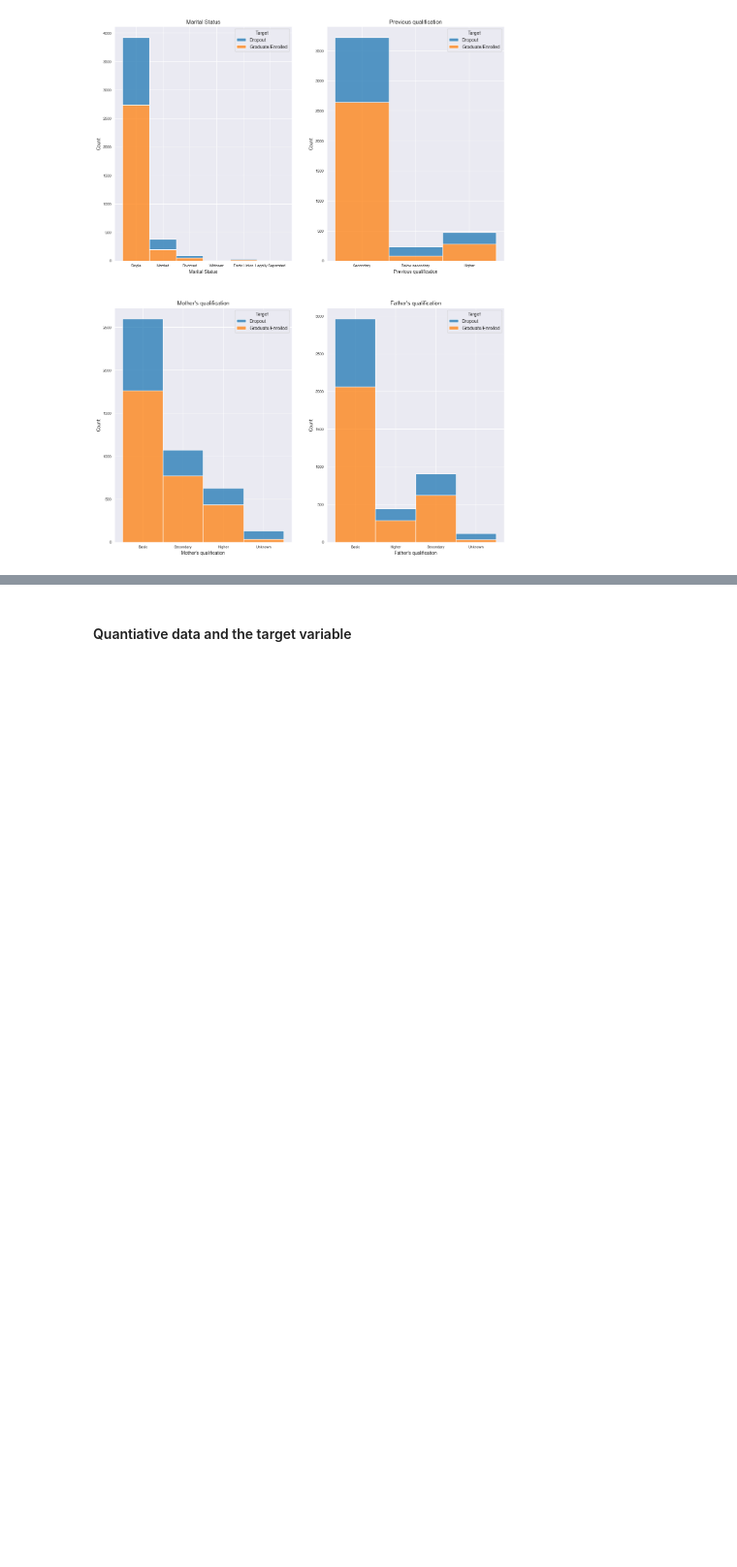
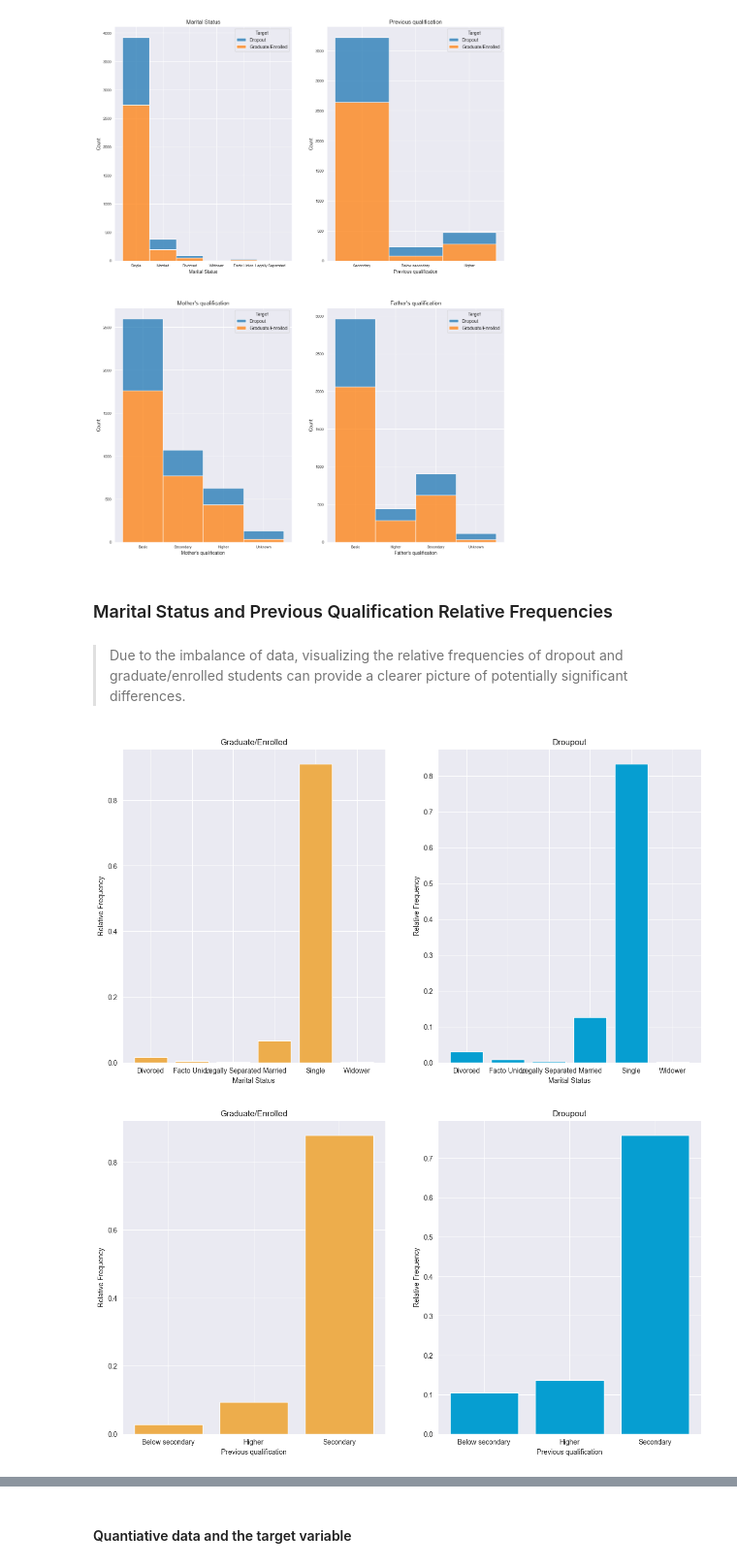
Before and after one commit to mnmay2020/MATH189_Project, a Jupyter notebook: Leena_EDA.ipynb, the cells around one changed output, grey strips where cells are left out. Shown: that part at 97% size. Saved outputs shown, nothing was run; the diff lists cells and outputs as text; code cells hidden in the pictures; blank space fills up the shorter version.

```diff
--- a/Leena_EDA.ipynb
+++ b/Leena_EDA.ipynb
@@ -100,11 +100,11 @@ def get_gender(val):
     else:
         return 'Female'
 
-df1 = df1.assign(isDisplaced = df1.get('Displaced') == 1)
-df1 = df1.assign(hasSpecialNeeds = df1.get('Educational special needs', 'Debtor') == 1)
-df1 = df1.assign(tuitionToDate = df1.get('Tuition fees up to date') == 1)
-df1 = df1.assign(hasScholarship = df1.get('Scholarship holder') == 1)
-df1 = df1.assign(isDebtor = df1.get('Debtor') == 1)
+df1 = df1.assign(isDisplaced = (df1.get('Displaced') == 1))
+df1 = df1.assign(hasSpecialNeeds = (df1.get('Educational special needs') == 1))
+df1 = df1.assign(tuitionToDate = (df1.get('Tuition fees up to date') == 1))
+df1 = df1.assign(hasScholarship = (df1.get('Scholarship holder') == 1))
+df1 = df1.assign(isDebtor = (df1.get('Debtor') == 1))
 df1['Gender'] = df1.get('Gender').apply(get_gender)
 df1['AttendanceTime'] = df1.get('Daytime/evening attendance').apply(get_attendance)
 
@@ -300,3 +309,55 @@ for col in cols:
     pos += 1
 # %% [output]
 [figure]
+# %% [markdown]
+### Marital Status and Previous Qualification Relative Frequencies
+# %% [markdown]
+> Due to the imbalance of data, visualizing the relative frequencies of dropout and graduate/enrolled students can provide a clearer picture of potentially significant differences.
+# %%
+# creating dataframe with relative frequencies for each target
+df1_grad = df1[df1['Target'] == 'Graduate/Enrolled']
+df1_drop = df1[df1['Target'] == 'Dropout']
+# %%
+cols = ['Marital Status', 'Previous qualification']
+
+pos = 1
+for col in cols:
+    plt.figure(figsize=(15,18))
+
+    #creating DF with col, relative frequency for GRADUATE/ENROLLED
+    grad_relfreq = df1_grad.groupby(col).count().reset_index()
+    grad_relfreq = grad_relfreq.assign(Relative_Frequency = grad_relfreq.get('Course') / df1_grad.shape[0])
+    grad_relfreq = grad_relfreq[[col, 'Relative_Frequency']]
+    #convert bool val to String object
+    grad_relfreq[col] = grad_relfreq.get(col).astype(str)
+
+    #plot
+    plt.subplot(2,2,pos)
+    plt.bar(data=grad_relfreq, x=col, height='Relative_Frequency', color='#edad4c')
+    plt.xlabel(col)
+    plt.ylabel('Relative Frequency')
+    plt.title('Graduate/Enrolled')
+
+    #increment
+    pos += 1
+
+    #creating DF with col, relative frequency for DROPOut
+    drop_relfreq = df1_drop.groupby(col).count().reset_index()
+    drop_relfreq = drop_relfreq.assign(Relative_Frequency = drop_relfreq.get('Course') / df1_drop.shape[0])
+    drop_relfreq = drop_relfreq[[col, 'Relative_Frequency']]
+    drop_relfreq[col] = drop_relfreq.get(col).astype(str)
+
+    #plot
+    plt.subplot(2,2,pos)
+    plt.bar(data=drop_relfreq, x=col, height='Relative_Frequency', color='#069ed1')
+    plt.xlabel(col)
+    plt.ylabel('Relative Frequency')
+    plt.title('Droupout')
+
+    plt.show()
+
+    #increment
+    pos += 1
+# %% [output]
+[figure, added]
+[figure, added]
```
Also changed, not shown: parts of 17 cells of this notebook.
